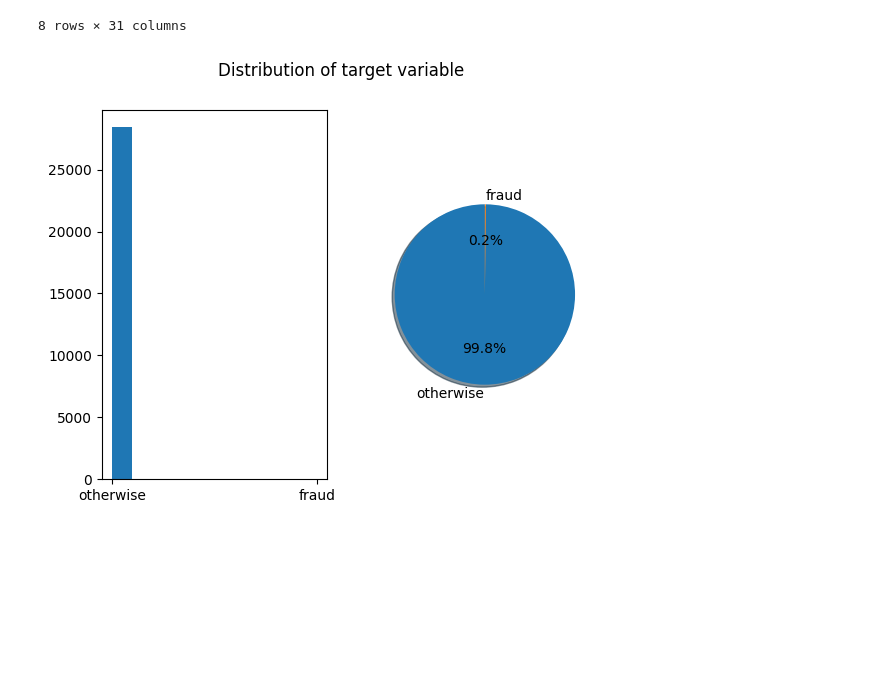
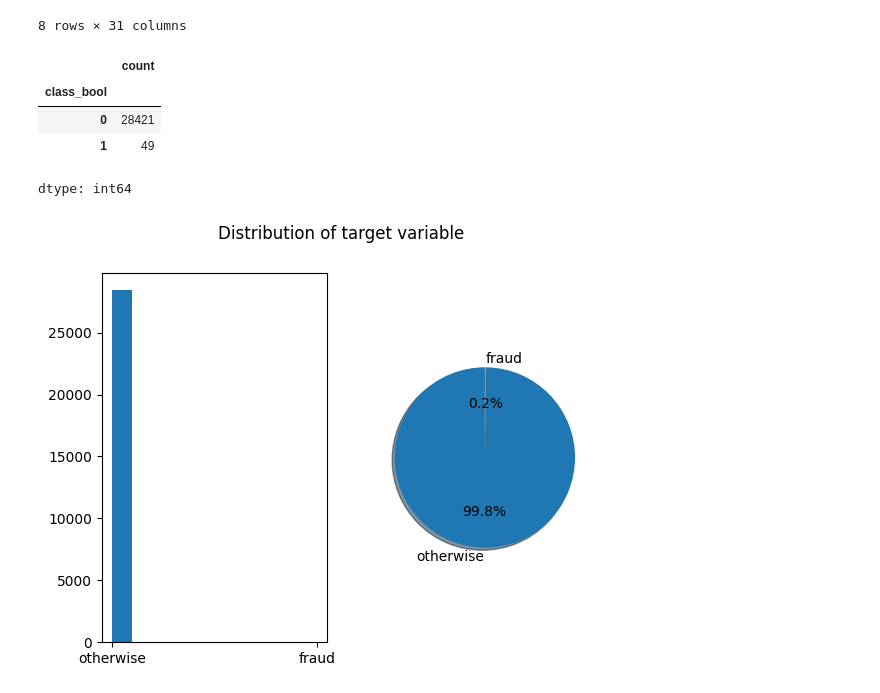
Before and after one commit to Subroy1/CapstoneProject, a Jupyter notebook: CreditCardFraudCapstone.ipynb, the cells around one changed output. Saved outputs shown, nothing was run; the diff lists cells and outputs as text; code cells hidden in the pictures; blank space fills up the shorter version.

```diff
--- a/CreditCardFraudCapstone.ipynb
+++ b/CreditCardFraudCapstone.ipynb
@@ -168,6 +168,14 @@ df.describe()
 | 75% | 139200.500000 | 1.315381 | 0.809012 | 1.014876 | 0.748502 | 0.625443 | 0.404884 | 0.579911 | 0.328417 | 0.599861 | ... | ... |
 | max | 172768.000000 | 2.420346 | 22.057729 | 3.893024 | 12.699542 | 29.162172 | 16.410638 | 21.444508 | 19.587773 | 10.370658 | ... | ... |
 8 rows × 31 columns
+# %%
+df['class_bool'].value_counts()
+# %% [output]
+|  | count |
+| class_bool |  |
+| 0 | 28421 |
+| 1 | 49 |
+dtype: int64
 # %%
 # Plot histogram of target variable y and also the  sliced pie chart and use orange color
 fig, (ax1, ax2) = plt.subplots(1, 2)
```
Also changed, not shown: parts of 40 cells of this notebook.
